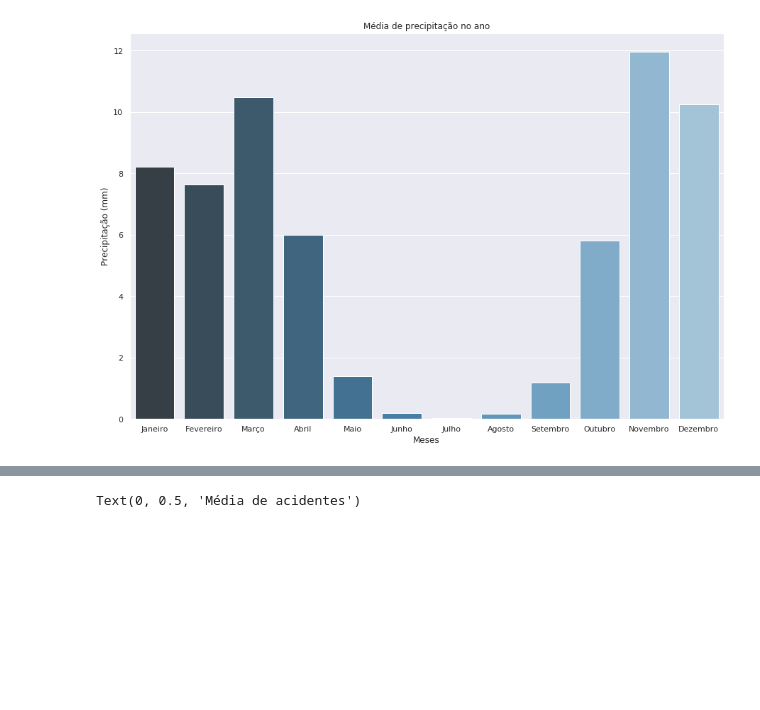
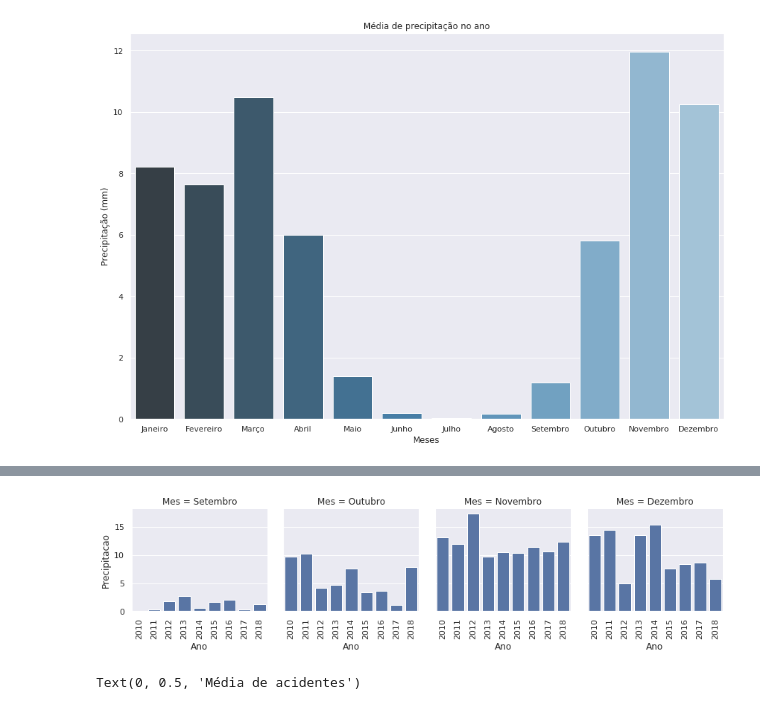
Before and after one commit to IagoCarvalho/tcc_scripts, a Jupyter notebook: QP02-Analysis.ipynb, the cells around one changed output, grey strips where cells are left out. Drawn from its saved outputs; the diff is of its cells as text; code cells hidden in the pictures; blank space fills up the shorter version.

```diff
--- a/QP02-Analysis.ipynb
+++ b/QP02-Analysis.ipynb
@@ -61,3 +86,8 @@ Text(0, 0.5, 'Precipitação (mm)')
+# %%
+set_dez = historico_precipitacao_meses.loc[historico_precipitacao_meses['Mes Ano'] > 82019]
+plot_precipitacao_meses(set_dez)
+# %% [output]
+[figure, added]
 # %%
 df_acidentes_rodovias_2010_2019['Mes'] = df_acidentes_rodovias_2010_2019['data_inversa'].dt.month
 media_acidentes_rodovias_meses = df_acidentes_rodovias_2010_2019.groupby('Mes').count().reset_index()
```
Also changed, not shown: parts of 5 cells of this notebook.
